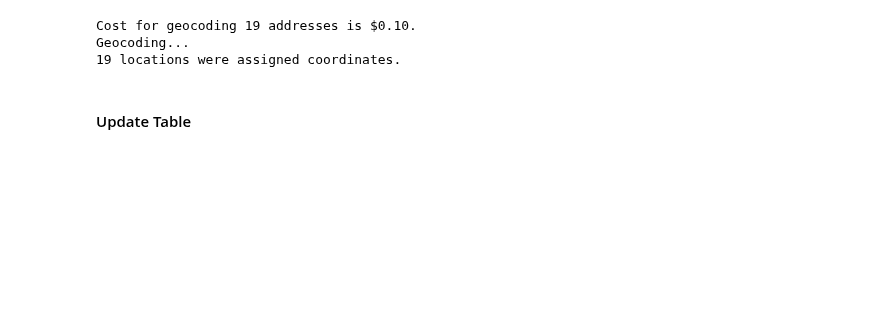
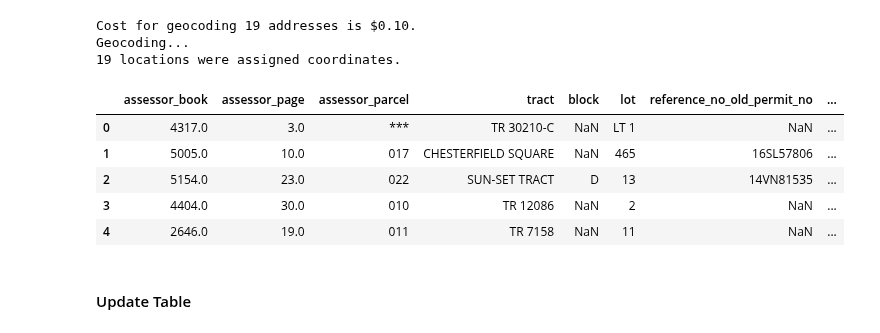
Before and after one commit to chrisammon3000/permits-data, a Jupyter notebook: notebooks/0.5-sql-package.ipynb, the cells around one changed output. Cells and saved outputs as stored; diff of their text form; code cells hidden in the pictures; blank space fills up the shorter version.

```diff
--- a/notebooks/0.5-sql-package.ipynb
+++ b/notebooks/0.5-sql-package.ipynb
@@ -669,5 +189,14 @@ Geocoding...
 19 locations were assigned coordinates.
 # %%
 data = split_lat_long(data)
+# %%
+data.head()
+# %% [output]
+|  | assessor_book | assessor_page | assessor_parcel | tract | block | lot | reference_no_old_permit_no | ... |
+| 0 | 4317.0 | 3.0 | *** | TR 30210-C | NaN | LT 1 | NaN | ... |
+| 1 | 5005.0 | 10.0 | 017 | CHESTERFIELD SQUARE | NaN | 465 | 16SL57806 | ... |
+| 2 | 5154.0 | 23.0 | 022 | SUN-SET TRACT | D | 13 | 14VN81535 | ... |
+| 3 | 4404.0 | 30.0 | 010 | TR 12086 | NaN | 2 | NaN | ... |
+| 4 | 2646.0 | 19.0 | 011 | TR 7158 | NaN | 11 | NaN | ... |
 # %% [markdown]
 #### Update Table
```
Also changed, not shown: parts of 10 cells of this notebook, 1 other file.
